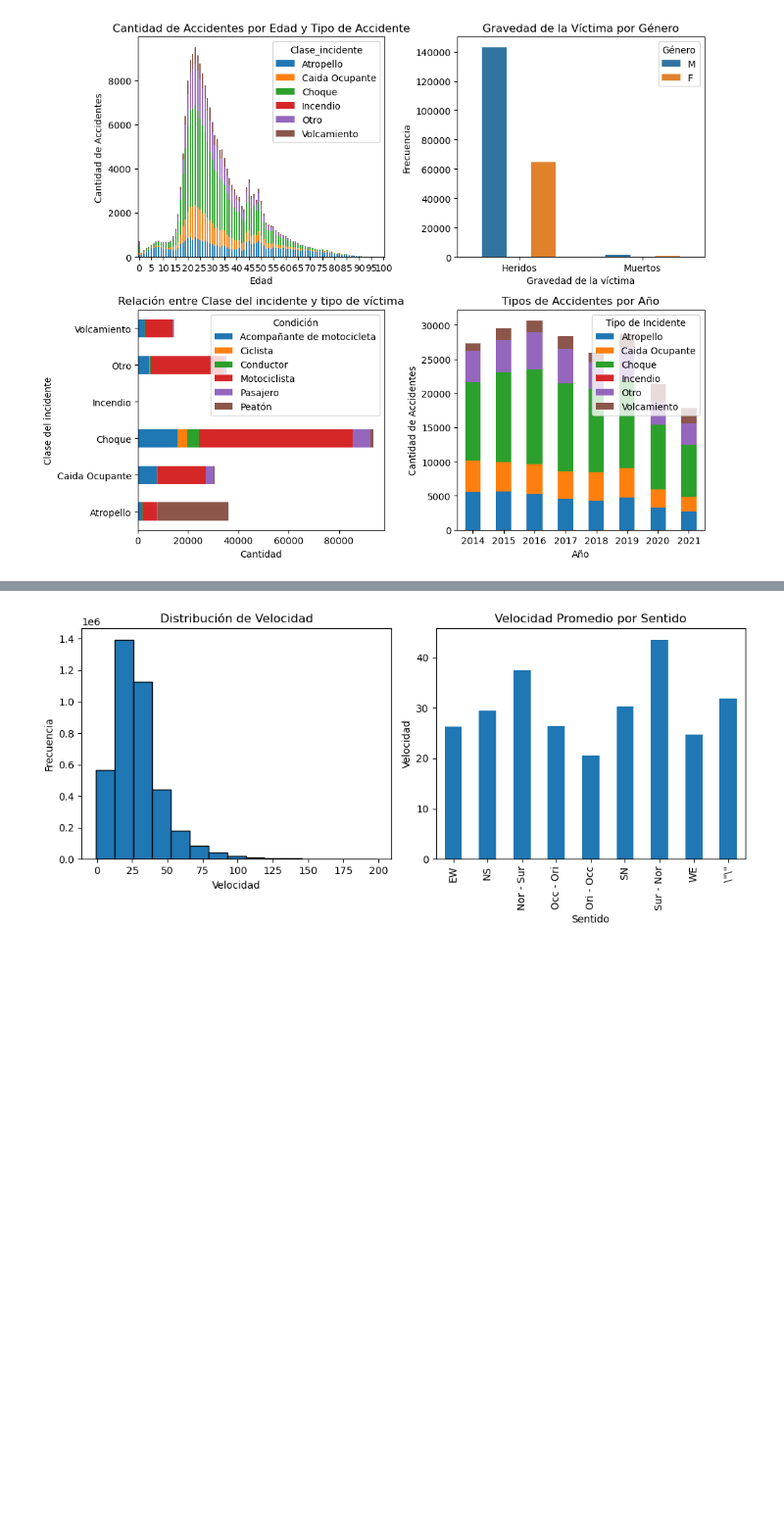
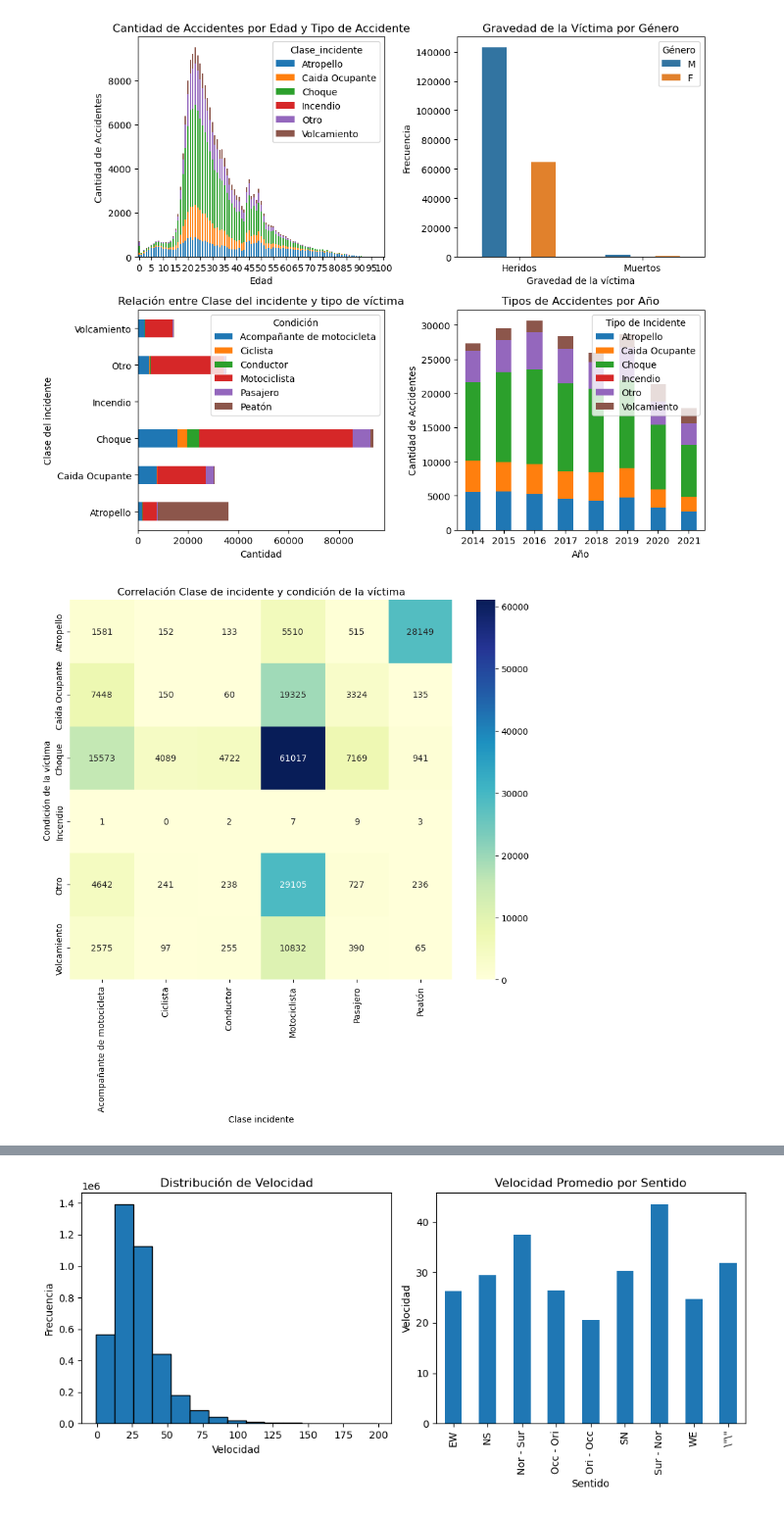
Before and after one commit to SebasMora28/Proyecto_analitica_aplicada, a Jupyter notebook: data_exploration.ipynb, the cells around one changed output, grey strips where cells are left out. Shown at 98% size. Cells and saved outputs as stored; diff of their text form; code cells hidden in the pictures; blank space fills up the shorter version.

Commit message:
Matriz de correlación tp accidente y cond victima

```diff
--- a/data_exploration.ipynb
+++ b/data_exploration.ipynb
@@ -330,3 +330,14 @@ plt.tight_layout()
 plt.show()
 # %% [output]
 [figure]
+# %%
+cross_tab = pd.crosstab(mede_victimas['Clase_incidente'], mede_victimas['Condicion'])
+# Crea un gráfico de matriz de asociación utilizando Seaborn
+plt.figure(figsize=(10, 8))
+sns.heatmap(cross_tab, annot=True, cmap='YlGnBu', fmt='d')
+plt.title('Correlación Clase de incidente y condición de la víctima')
+plt.xlabel('Clase incidente')
+plt.ylabel('Condición de la víctima')
+plt.show()
+# %% [output]
+[figure, added]
```
Also changed, not shown: parts of 3 cells of this notebook.
